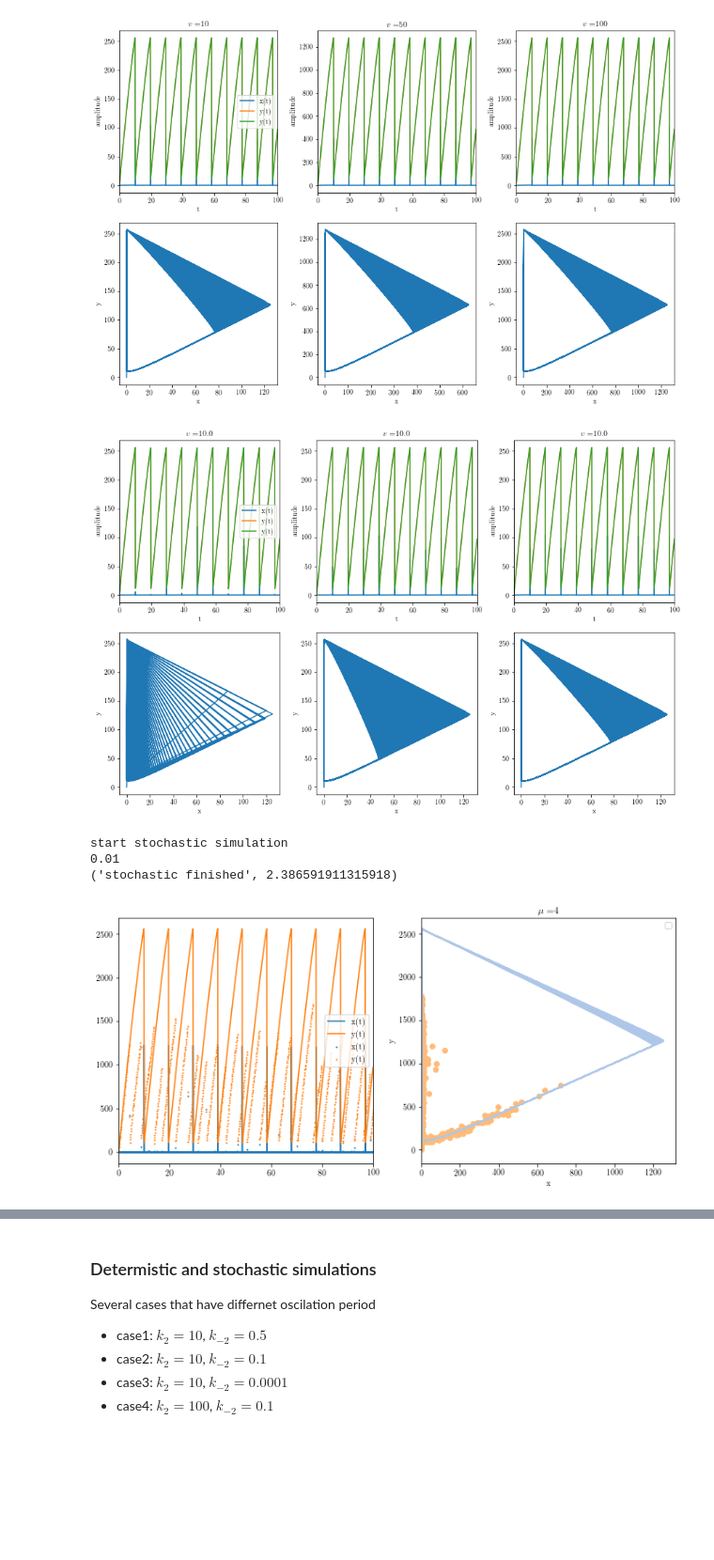
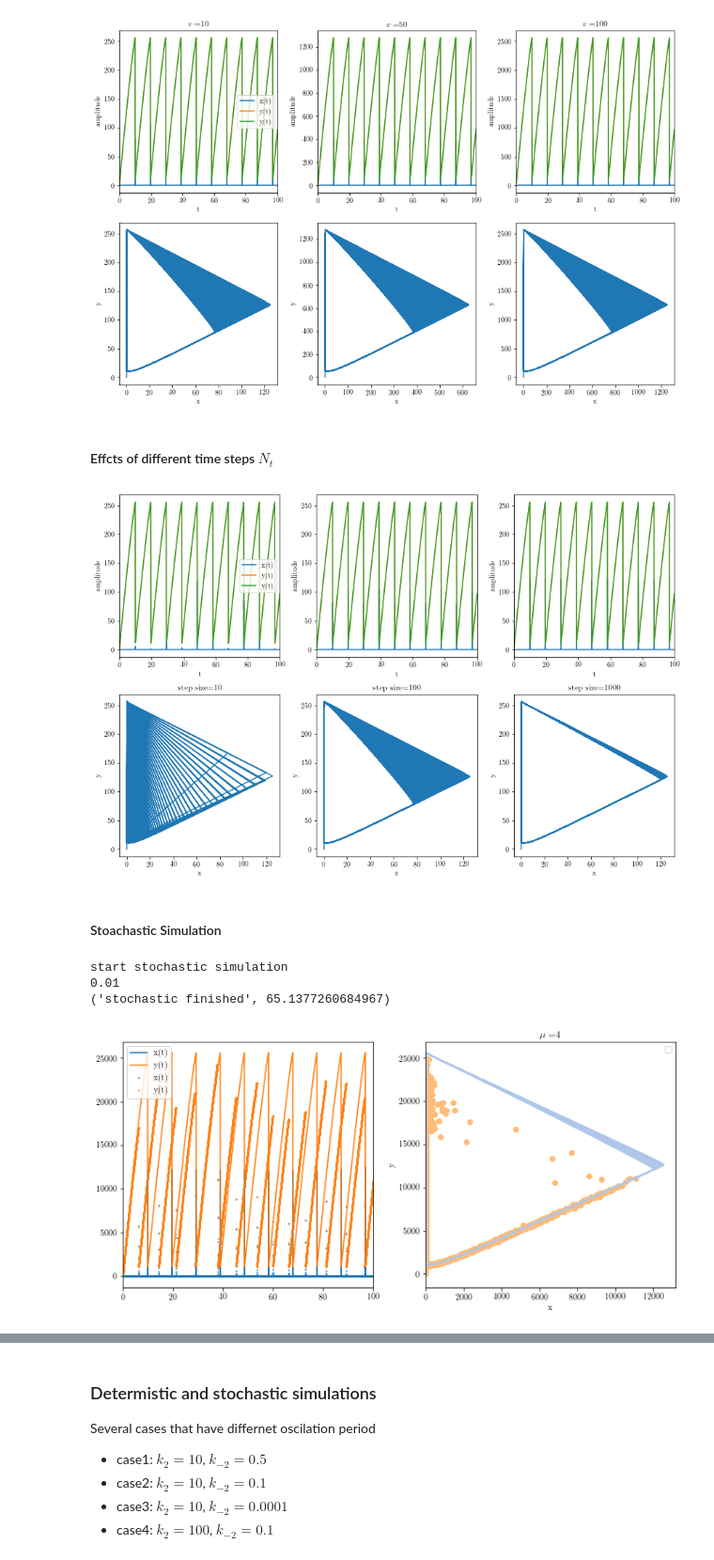
Before and after one commit to Wenping-Cui/Biological-Oscillators, a Jupyter notebook: Brusselator.ipynb, the cells around one changed output, grey strips where cells are left out. Shown at 94% size. Drawn from its saved outputs; the diff is of its cells as text; code cells hidden in the pictures; blank space fills up the shorter version.

```diff
--- a/Brusselator.ipynb
+++ b/Brusselator.ipynb
@@ -122,3 +124,5 @@ plt.show()
+# %% [markdown]
+#### Effcts of different time steps $N_t$
 # %%
 v =10.0
 mu=4;
@@ -147,7 +151,7 @@ fig, ax = plt.subplots(2,3, figsize=(12, 8))
 axs = ax.ravel()
 i=0
 N_t_list=[10,100,1000]
-for ax, N_t in zip(axs[:3], v_list):
+for ax, N_t in zip(axs[:3], N_t_list):
     a = 0.1*v;
     b = 0.3*v;
     Y0 = [0, 0]
@@ -157,11 +161,12 @@ for ax, N_t in zip(axs[:3], v_list):
     ax.plot(t[:], sol[:, 1], label='y(t)')
     ax.plot(t[:], sol[:, 1], label='y(t)')
     ax.set_xlim([0,100])
-    ax.set_title(r"$\displaystyle v=$"+str(v))
+
     if i==0:
         ax.legend(loc='best')
     ax.set_xlabel('t')
     ax.set_ylabel('amplitude')
+    axs[i+3].set_title(r"step size="+str(N_t))
     axs[i+3].plot(sol[:, 0], sol[:, 1])
     axs[i+3].set_xlabel('x')
     axs[i+3].set_ylabel('y')
@@ -170,9 +175,11 @@ plt.tight_layout()
 fig.savefig('Brusselator_Figures//Brusse_Barato_stepsize_determinstic.pdf',dpi=100)
 plt.show()
 # %% [output]
-[figure, old version]
+[figure, new version]
+# %% [markdown]
+#### Stoachastic Simulation
 # %%
-v =100.0
+v =1000.0
 mu=4;
 t_scale=100;
 k1=0.1;
@@ -196,7 +203,7 @@ Y0 = [0., 0.] # the intials
 sol = odeint(Brusse_Barato, Y0, T_d, args=(par,v))
 xt_d=sol[:, 0]; yt_d=sol[:, 1]
 print ('start stochastic simulation')
-step=10.0
+step=100.0
 Duration =1000.0
 numberofrealisations=int(Duration*step);
 
@@ -215,32 +222,32 @@ T_s=df1[df1.keys()[0]].values
 keys= df1.keys()
 xt_s, yt_s = df1[df1.keys()[1]].values, df1[df1.keys()[2]].values
 
 
 plt.rc('text', usetex=True)
 plt.rc('font', family='serif')
 fig, axs = plt.subplots(1,2,figsize=(10, 5))
 ax=axs[0]
 ax.plot(T_d, xt_d, label='x(t)')
 ax.plot(T_d, yt_d, label='y(t)')
 ax.scatter(T_s, xt_s, label='x(t)',s=1)
 ax.scatter(T_s, yt_s, label='y(t)',s=1)
 ax.set_xlim([0,100])
 ax.legend()
 
 ax=axs[1]
 ax.plot(xt_d, yt_d, c=tableau20[1], linestyle='dashed')
 ax.scatter(xt_s, yt_s,c=tableau20[3])
 ax.set_xlim(left=0)
 ax.set_title(r"$\displaystyle\mu=$"+str(mu))
 ax.legend(loc='best')
 ax.set_xlabel('x')
 ax.set_ylabel('y')
 plt.tight_layout()
 fig_name='Brusselator_Figures/Brusse_Barato_determinstic_stcho_'+'mu_'+str(mu)+'_size_'+str(v)+'.pdf'
 fig.savefig(fig_name,dpi=100)
 plt.show()
 # %% [output]
 start stochastic simulation
 0.01
-('stochastic finished', 2.386591911315918)
+('stochastic finished', 65.1377260684967)
-[figure, old version]
+[figure, new version]
```
Also changed, not shown: parts of 16 cells of this notebook.
